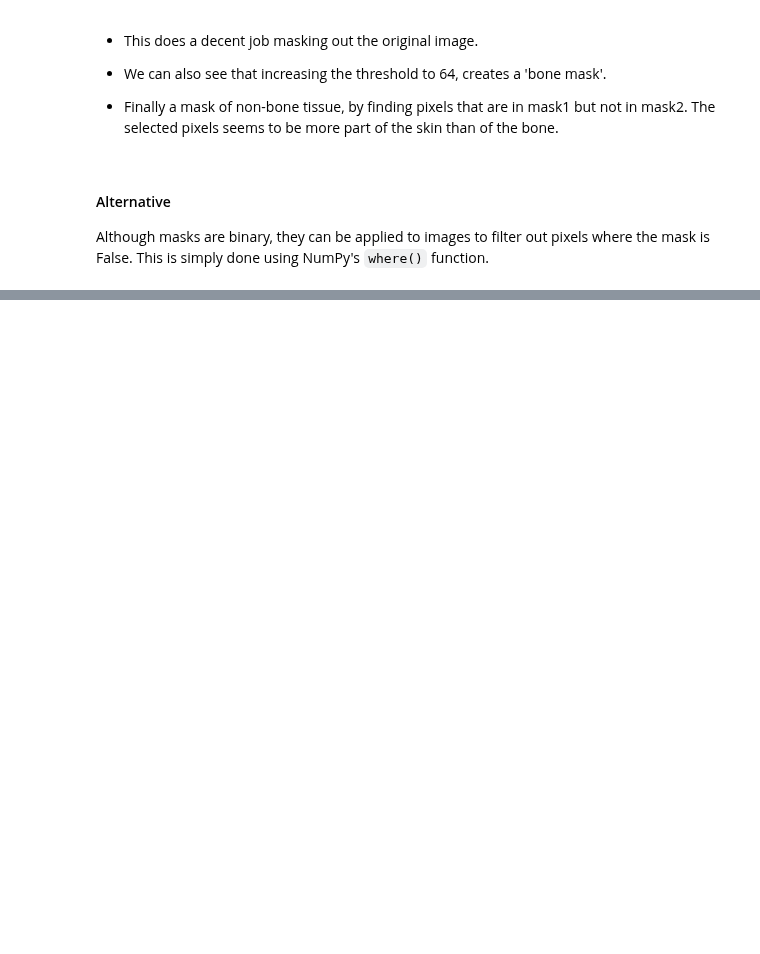
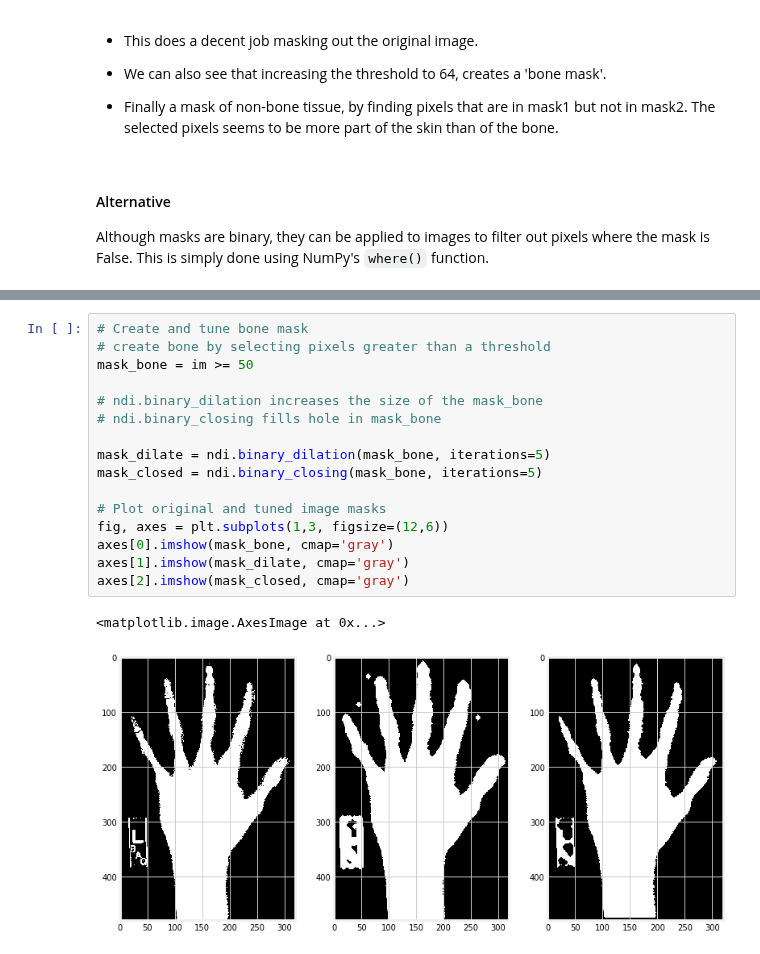
Before and after one commit to Venkat-Rajgopal/Medical-Image-Analysis, a Jupyter notebook: Masking and filtering.ipynb, the cells around one changed output, grey strips where cells are left out. Saved outputs shown, nothing was run; the diff lists cells and outputs as text; blank space fills up the shorter version.

```diff
--- a/Masking and filtering.ipynb
+++ b/Masking and filtering.ipynb
@@ -135,0 +132,19 @@ An opposite implementation is the *binary erosion*, which can be implemented in
+# %%
+# Create and tune bone mask
+# create bone by selecting pixels greater than a threshold
+mask_bone = im >= 50
+
+# ndi.binary_dilation increases the size of the mask_bone
+# ndi.binary_closing fills hole in mask_bone
+
+mask_dilate = ndi.binary_dilation(mask_bone, iterations=5)
+mask_closed = ndi.binary_closing(mask_bone, iterations=5)
+
+# Plot original and tuned image masks
+fig, axes = plt.subplots(1,3, figsize=(12,6))
+axes[0].imshow(mask_bone, cmap='gray')
+axes[1].imshow(mask_dilate, cmap='gray')
+axes[2].imshow(mask_closed, cmap='gray')
+# %% [output]
+<matplotlib.image.AxesImage at 0x...>
+[figure, added]
```
Also changed, not shown: parts of 11 cells of this notebook.
